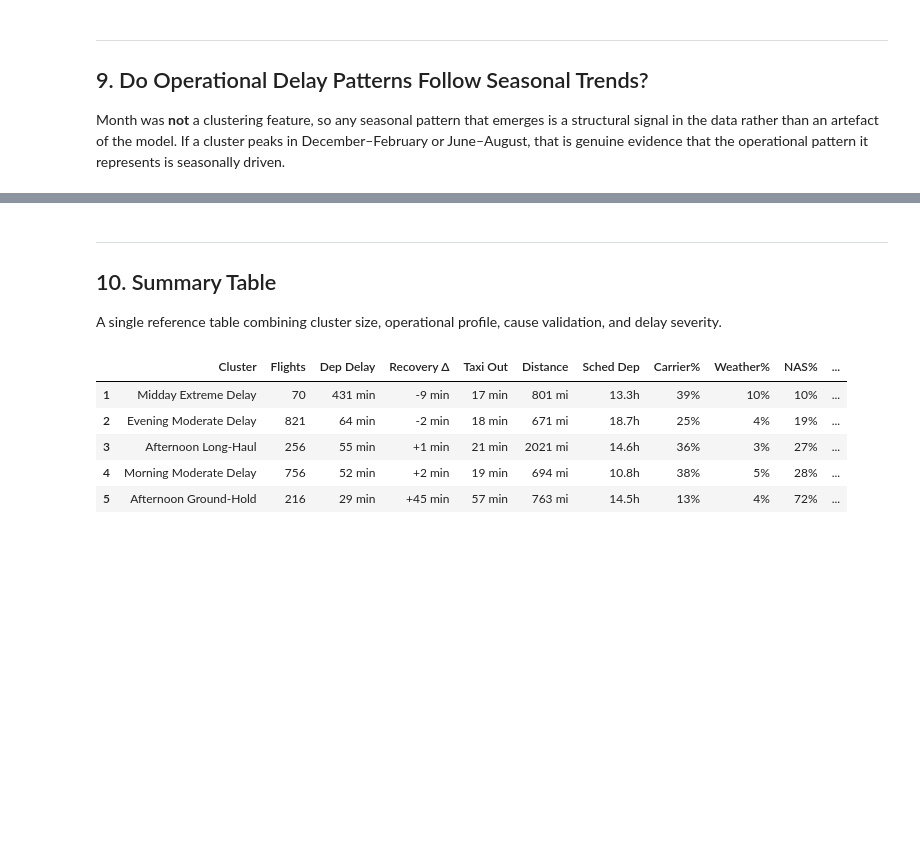
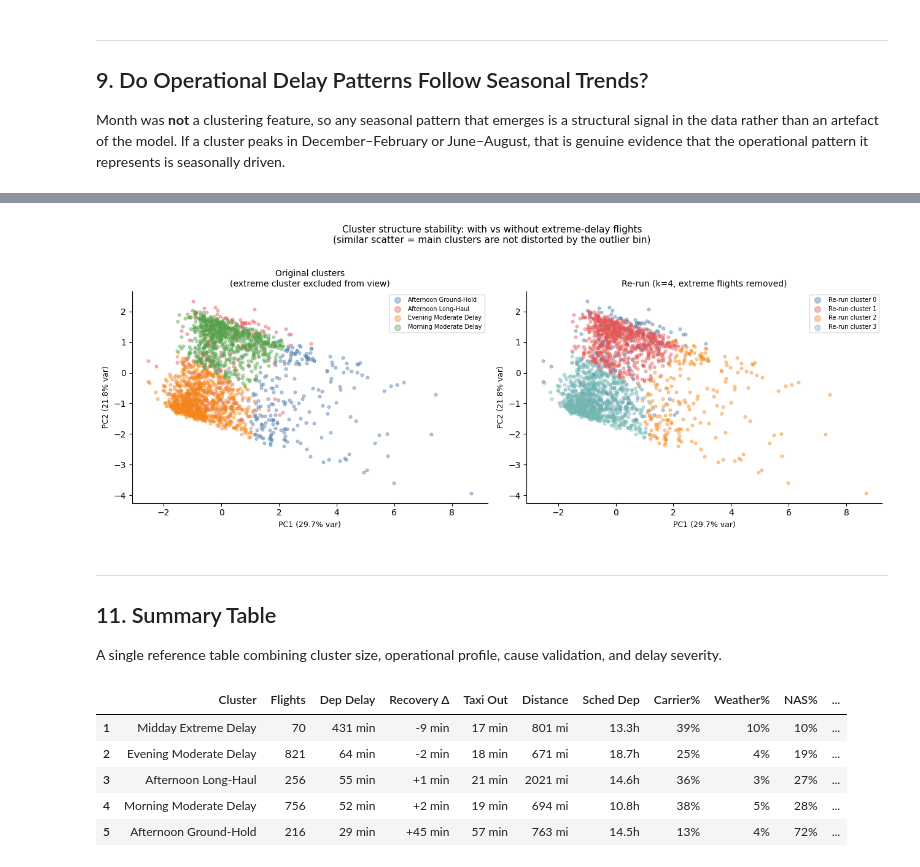
Before and after one commit to nicholasthomas18/STAT486FinalProject, a Jupyter notebook: code/04_unsupervised.ipynb, the cells around one changed output, grey strips where cells are left out. Saved outputs shown, nothing was run; the diff lists cells and outputs as text; code cells hidden in the pictures; blank space fills up the shorter version.

```diff
--- a/code/04_unsupervised.ipynb
+++ b/code/04_unsupervised.ipynb
@@ -581,0 +599,71 @@ plt.show()
+# %%
+# ── Identify the extreme cluster ─────────────────────────────────────────────
+extreme_name = next((n for n in name_order if 'Extreme' in n), None)
+
+if extreme_name is None:
+    print('No extreme-delay cluster found — skipping robustness check.')
+else:
+    non_extreme_mask = delayed['cluster_name'] != extreme_name
+    X_no_ext  = X_scaled[non_extreme_mask.values]
+    K_reduced = K - 1
+
+    km_r = KMeans(n_clusters=K_reduced, random_state=RANDOM_STATE, n_init=20, algorithm='lloyd')
+    labels_r = km_r.fit_predict(X_no_ext)
+    sil_r = silhouette_score(X_no_ext, labels_r)
+    sil_full = silhouette_score(X_scaled, delayed['cluster'])
+
+    print(f'Extreme cluster removed : "{extreme_name}"  ({(~non_extreme_mask).sum()} flights)')
+    print(f'Remaining flights        : {non_extreme_mask.sum()}')
+    print()
+    print(f'Silhouette — full model (k={K})         : {sil_full:.4f}')
+    print(f'Silhouette — reduced model (k={K_reduced})       : {sil_r:.4f}')
+    print()
+
+    # Size comparison
+    print('Cluster sizes (original vs re-run, non-extreme flights only):')
+    orig_sizes = delayed[non_extreme_mask]['cluster_name'].value_counts().sort_index()
+    new_sizes  = pd.Series(labels_r).value_counts().sort_index()
+    print('  Original:')
+    for name, n in orig_sizes.items():
+        print(f'    {name}: {n}')
+    print('  Re-run (unlabelled):')
+    for cid, n in new_sizes.items():
+        print(f'    Cluster {cid}: {n}')
+
+    # Side-by-side PCA scatter
+    coords_no_ext = coords[non_extreme_mask.values]
+    non_ext_names = [n for n in name_order if n != extreme_name]
+
+    fig, (ax1, ax2) = plt.subplots(1, 2, figsize=(13, 5))
+
+    for name in non_ext_names:
+        mask = delayed['cluster_name'] == name
+        ax1.scatter(delayed.loc[mask, 'pc1'], delayed.loc[mask, 'pc2'],
+                    c=color_map[name], alpha=0.4, s=12, label=name)
+    ax1.set_title('Original clusters\n(extreme cluster excluded from view)', fontsize=10)
+    ax1.legend(fontsize=7, markerscale=2, loc='best')
+    ax1.set_xlabel(f'PC1 ({var_exp[0]:.1%} var)', fontsize=9)
+    ax1.set_ylabel(f'PC2 ({var_exp[1]:.1%} var)', fontsize=9)
+    ax1.spines[['top', 'right']].set_visible(False)
+
+    PALETTE2 = ['#4C78A8','#E45756','#F58518','#72B7B2','#54A24B']
+    for cid in range(K_reduced):
+        mask = labels_r == cid
+        ax2.scatter(coords_no_ext[mask, 0], coords_no_ext[mask, 1],
+                    c=PALETTE2[cid % len(PALETTE2)], alpha=0.4, s=12,
+                    label=f'Re-run cluster {cid}')
+    ax2.set_title(f'Re-run (k={K_reduced}, extreme flights removed)', fontsize=10)
+    ax2.legend(fontsize=7, markerscale=2, loc='best')
+    ax2.set_xlabel(f'PC1 ({var_exp[0]:.1%} var)', fontsize=9)
+    ax2.set_ylabel(f'PC2 ({var_exp[1]:.1%} var)', fontsize=9)
+    ax2.spines[['top', 'right']].set_visible(False)
+
+    plt.suptitle(
+        'Cluster structure stability: with vs without extreme-delay flights\n'
+        '(similar scatter = main clusters are not distorted by the outlier bin)',
+        fontsize=11, y=1.02
+    )
+    plt.tight_layout()
+    plt.savefig(FIG_DIR / 'delay_cluster_sensitivity.png', dpi=150)
+    plt.show()
+# %% [output]
@@ -582,6 +687,7 @@ plt.show()
+[figure, added]
 # %% [markdown]
 ---
-## 10. Summary Table
+## 11. Summary Table
 
 A single reference table combining cluster size, operational profile, cause validation, and delay severity.
 # %%
```
Also changed, not shown: parts of 7 cells of this notebook, 3 other files.
